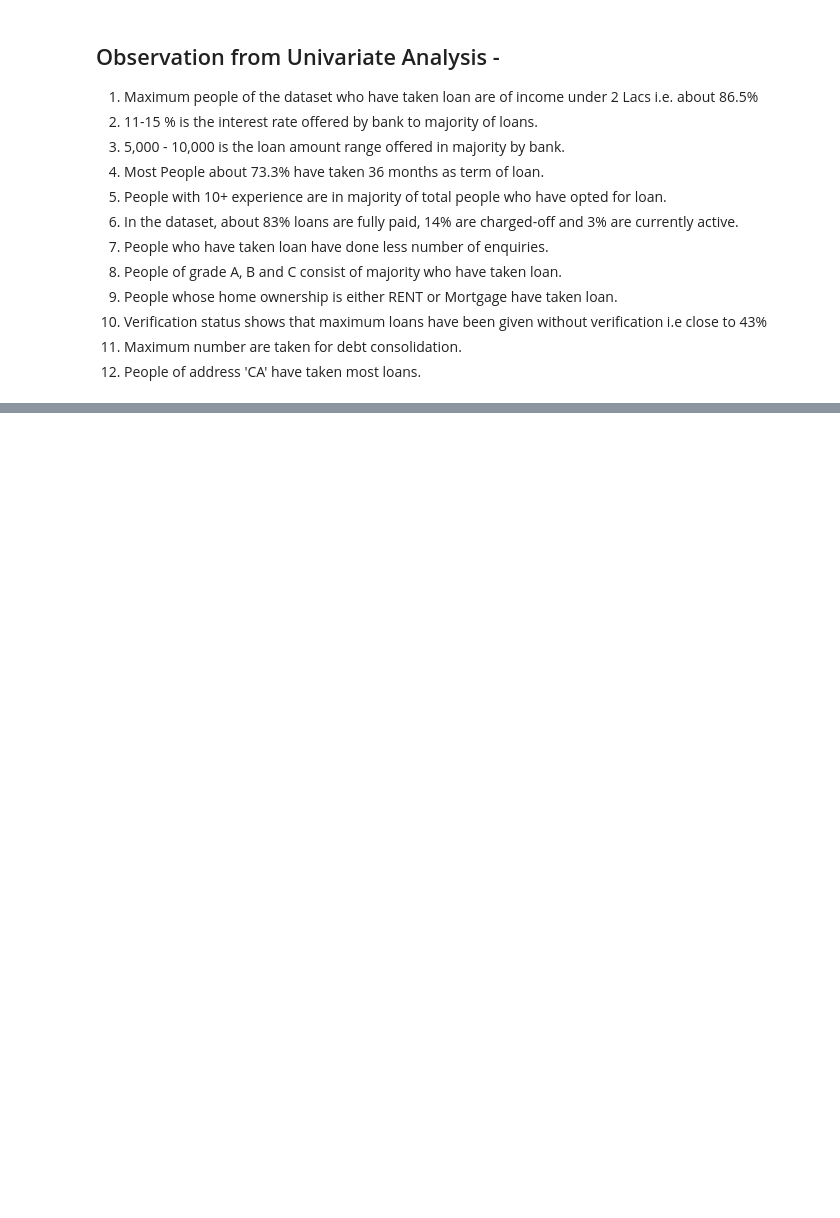
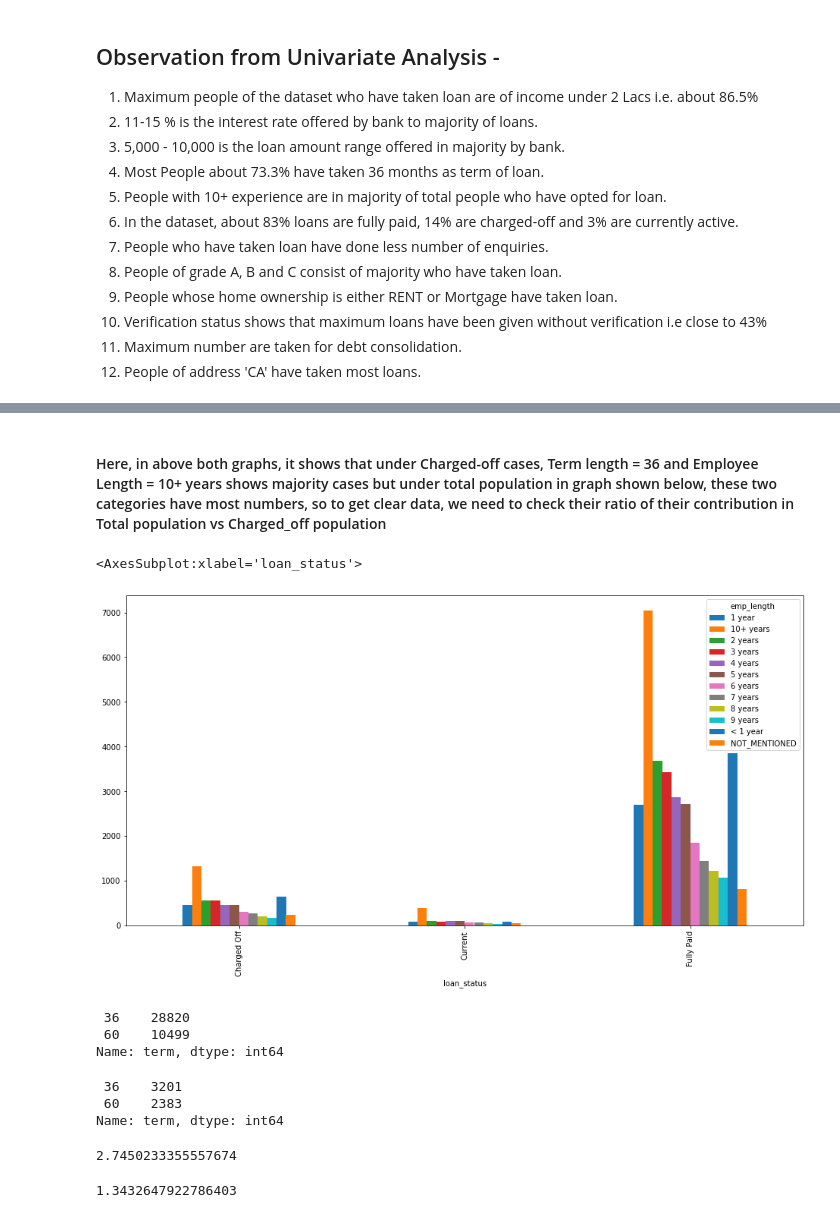
Before and after one commit to pndy19/lending_club_case_study, a Jupyter notebook: Lending_Club.ipynb, the cells around one changed output, grey strips where cells are left out. Saved outputs shown, nothing was run; the diff lists cells and outputs as text; code cells hidden in the pictures; blank space fills up the shorter version.

```diff
--- a/Lending_Club.ipynb
+++ b/Lending_Club.ipynb
@@ -589,0 +682,33 @@ plt.show()
+# %% [markdown]
+#### Here, in above both graphs, it shows that under Charged-off cases, Term length = 36 and Employee Length = 10+ years shows majority cases but under total population in graph shown below, these two categories have most numbers, so to get clear data, we need to check their ratio of their contribution in Total population vs Charged_off population
+# %%
+df_loan.groupby('loan_status')['emp_length'].value_counts().unstack().plot(kind='bar',figsize=(16,8))
+# %% [output]
+<AxesSubplot:xlabel='loan_status'>
+[figure, added]
+# %%
+term_count_original = df_loan['term'].value_counts()
+term_count_original
+# %% [output]
+ 36    28820
+ 60    10499
+Name: term, dtype: int64
+# %%
+term_count_default = df_loan_charged_off['term'].value_counts()
+term_count_default
+# %% [output]
+ 36    3201
+ 60    2383
+Name: term, dtype: int64
+# %%
+# Ratio for term 36 to term 60 in Original Population
+
+28820/10499
+# %% [output]
+2.7450233355557674
+# %%
+# Ratio for term 36 to term 60 in Charged Off Population
+
+3201/(2383)
+# %% [output]
+1.3432647922786403
```
Also changed, not shown: parts of 22 cells of this notebook.
